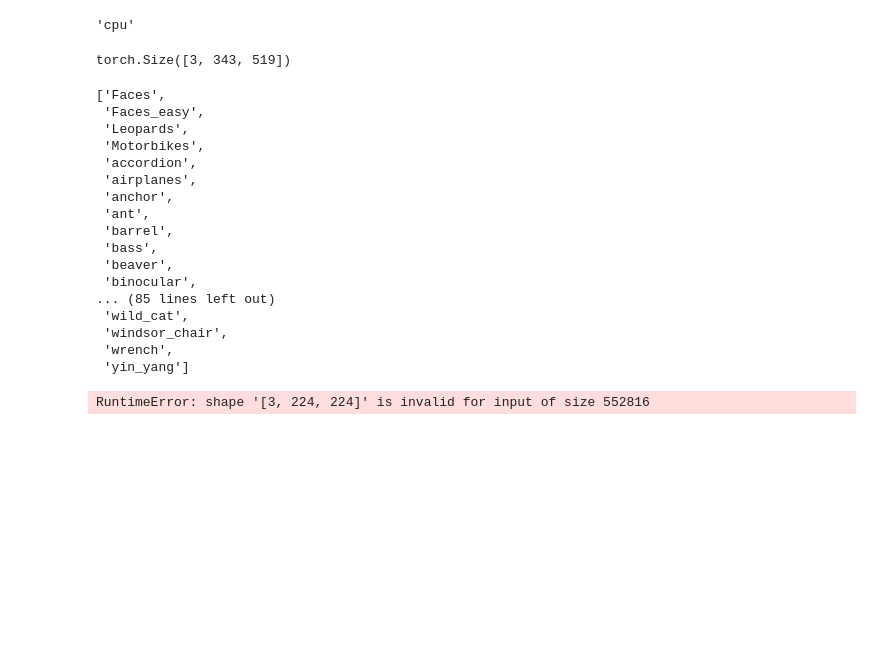
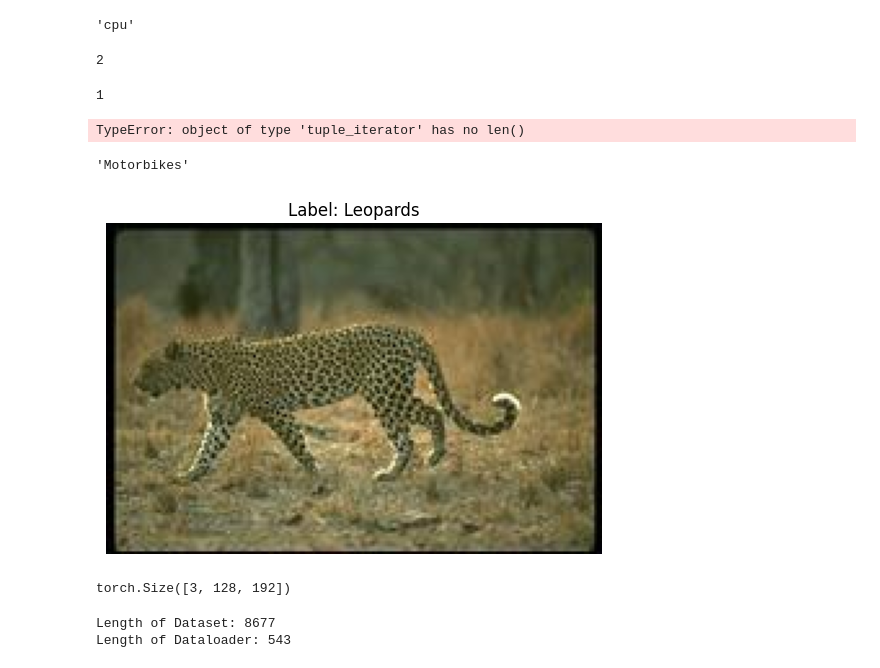
Before and after one commit to AaravJain626/Caltech101_model, a Jupyter notebook: clatech101model.ipynb, the cells around one changed output. Drawn from its saved outputs; the diff is of its cells as text; code cells hidden in the pictures; blank space fills up the shorter version.

```diff
--- a/clatech101model.ipynb
+++ b/clatech101model.ipynb
@@ -22,44 +22,64 @@ device
 import scipy
 import numpy as np
 # %%
-train_data = torchvision.datasets.Caltech101(
+data = torchvision.datasets.Caltech101(
     root = "data",
     download = True,
     transform = ToTensor(),
     target_transform = None
 )
+# %%
+# train test split
+train_data = data[int(len(data) * 0.8)]
+len(x)
+# %% [output]
+2
+# %%
+len(train_data)
+# %% [output]
+1
 # %%
-len(train_data)
+len(iter(train_data))
 image, label = train_data[1]
 image.shape
 # %% [output]
-torch.Size([3, 343, 519])
+TypeError: object of type 'tuple_iterator' has no len()
 # %%
 classNames = train_data.categories
-classNames
+classNames[3]
 # %% [output]
-['Faces',
- 'Faces_easy',
- 'Leopards',
- 'Motorbikes',
- 'accordion',
- 'airplanes',
- 'anchor',
- 'ant',
- 'barrel',
- 'bass',
- 'beaver',
- 'binocular',
-... (85 lines left out)
- 'wild_cat',
- 'windsor_chair',
- 'wrench',
- 'yin_yang']
+'Motorbikes'
-# %%
-#Showing images
-import matplotlib.pyplot as plt
-image, label = train_data[4]
-image.reshape(3,224,224)
-plt.imshow(image)
-# %% [output]
-RuntimeError: shape '[3, 224, 224]' is invalid for input of size 552816
+# %%
+#Showing images
+import matplotlib.pyplot as plt
+image, label = train_data[922]
+# The original image is (C, H, W). For imshow, it needs to be (H, W, C) and a numpy array.
+plt.imshow(image.permute(1, 2, 0).numpy())
+plt.title(f"Label: {classNames[label]}")
+plt.axis('off')
+plt.show()
+# %% [output]
+[figure, added]
+# %%
+image.size()
+# %% [output]
+torch.Size([3, 128, 192])
+# %%
+from torch.utils.data import DataLoader
+BATCH_SIZE = 16
+
+train_dataloader = DataLoader(dataset=train_data,
+                              batch_size=BATCH_SIZE,
+                              shuffle=True
+
+)
+test_dataloader  = DataLoader(dataset=test_data,
+                              batch_size=BATCH_SIZE,
+                              shuffle=True
+
+)
+print(f"Length of Dataset: {len(train_data)}")
+print(f"Length of Dataloader: {len(train_dataloader)}")
+# %% [output]
+Length of Dataset: 8677
+Length of Dataloader: 543
```
Also changed, not shown: parts of 1 cell of this notebook.
